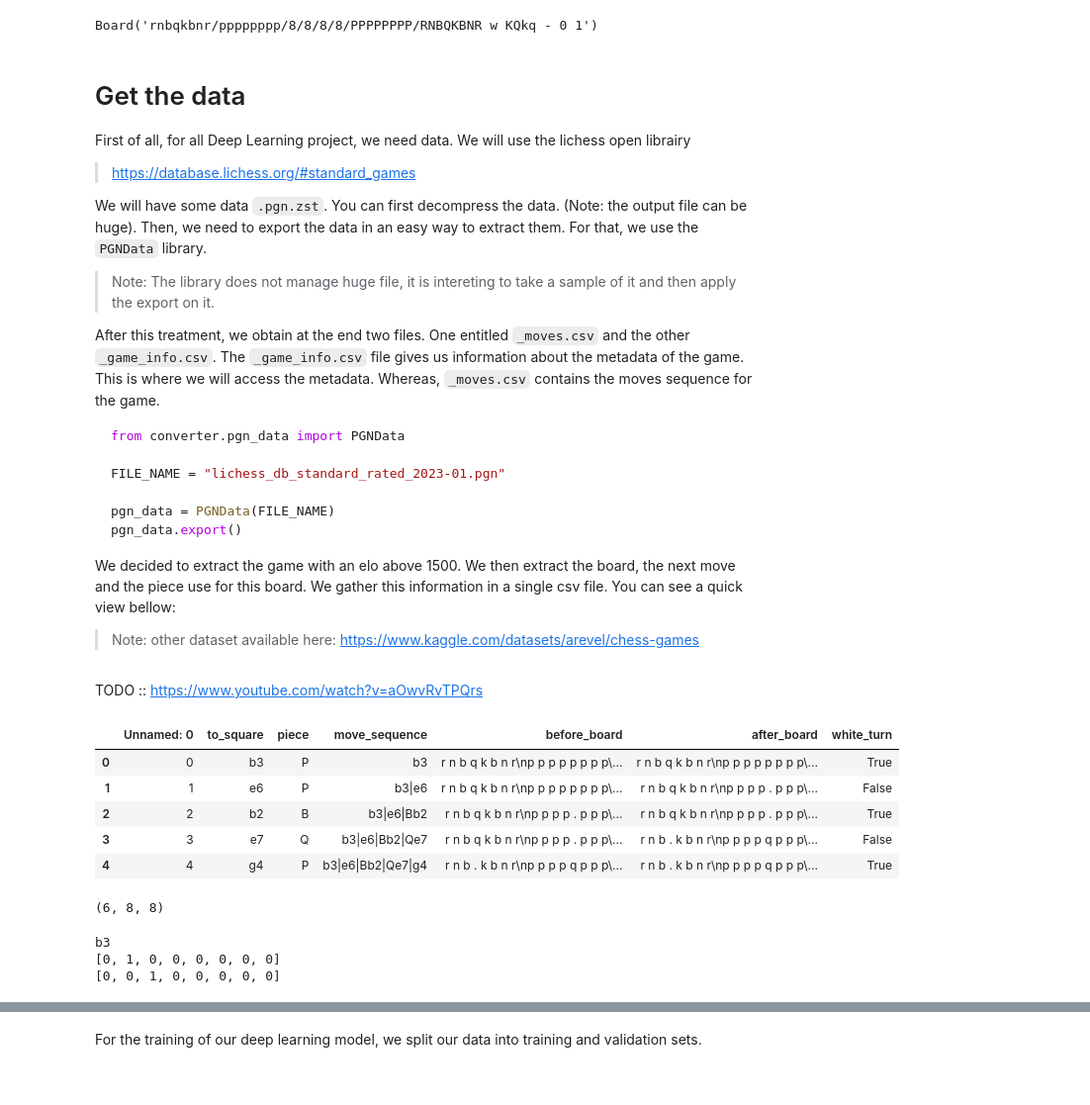
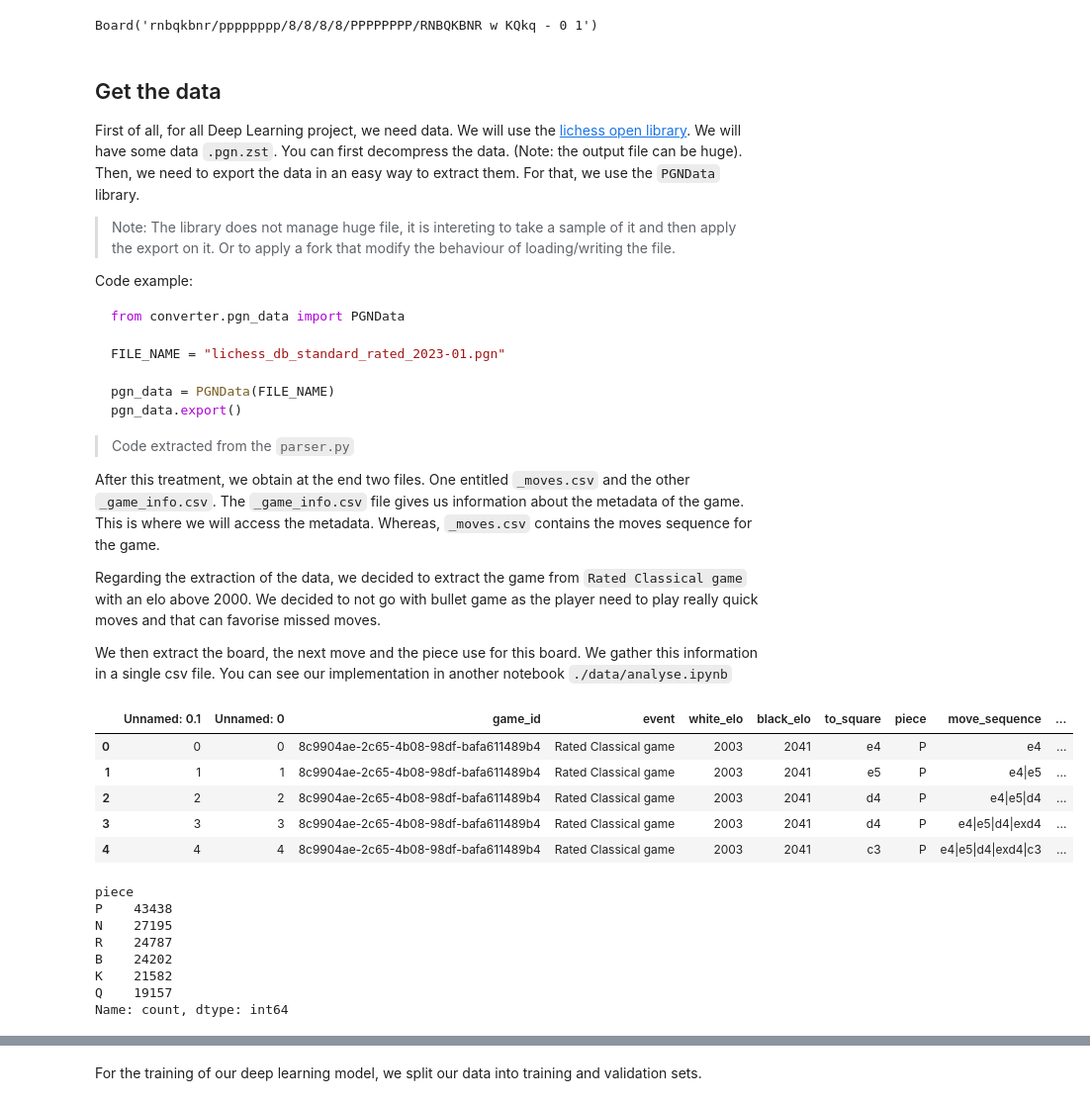
Before and after one commit to RegisGraptin/MLChess-FHE, a Jupyter notebook: tutorial.ipynb, the cells around one changed output, grey strips where cells are left out. Shown: that part at 99% size. Drawn from its saved outputs; the diff is of its cells as text; code cells hidden in the pictures.

````diff
--- a/tutorial.ipynb
+++ b/tutorial.ipynb
@@ -79,20 +65,13 @@ chess.Board()
 Board('rnbqkbnr/pppppppp/8/8/8/8/PPPPPPPP/RNBQKBNR w KQkq - 0 1')
 # %% [markdown]
 
+## Get the data
 
-# Get the data
+First of all, for all Deep Learning project, we need data. We will use the [lichess open library](https://database.lichess.org/#standard_games). We will have some data `.pgn.zst`. You can first decompress the data. (Note: the output file can be huge). Then, we need to export the data in an easy way to extract them. For that, we use the `PGNData` library.
 
+> Note: The library does not manage huge file, it is intereting to take a sample of it and then apply the export on it. Or to apply a fork that modify the behaviour of loading/writing the file.
 
-First of all, for all Deep Learning project, we need data. We will use the lichess open librairy
-> https://database.lichess.org/#standard_games
-
-We will have some data `.pgn.zst`. You can first decompress the data. (Note: the output file can be huge).
-Then, we need to export the data in an easy way to extract them. For that, we use the `PGNData` library.
-
-> Note: The library does not manage huge file, it is intereting to take a sample of it and then apply the export on it.
-
-After this treatment, we obtain at the end two files. One entitled `_moves.csv` and the other `_game_info.csv`. The `_game_info.csv` file gives us information about the metadata of the game. This is where we will access the metadata. Whereas, `_moves.csv` contains the moves sequence for the game.
-
+Code example:
 
 ```python
 from converter.pgn_data import PGNData
@@ -102,9 +81,10 @@ FILE_NAME = "lichess_db_standard_rated_2023-01.pgn"
 pgn_data = PGNData(FILE_NAME)
 pgn_data.export()
 ```
+> Code extracted from the `parser.py`
 
-We decided to extract the game with an elo above 1500. We then extract the board, the next move and the piece use for this board. We gather this information in a single csv file. You can see a quick view bellow:
+After this treatment, we obtain at the end two files. One entitled `_moves.csv` and the other `_game_info.csv`. The `_game_info.csv` file gives us information about the metadata of the game. This is where we will access the metadata. Whereas, `_moves.csv` contains the moves sequence for the game.
 
-> Note: other dataset available here: https://www.kaggle.com/datasets/arevel/chess-games
+Regarding the extraction of the data, we decided to extract the game from `Rated Classical game` with an elo above 2000. We decided to not go with bullet game as the player need to play really quick moves and that can favorise missed moves.
+
+We then extract the board, the next move and the piece use for this board. We gather this information in a single csv file. You can see our implementation in another notebook `./data/analyse.ipynb`
-# %% [markdown]
-TODO :: https://www.youtube.com/watch?v=aOwvRvTPQrs
@@ -147,18 +109,40 @@ from torch.utils.data import DataLoader
 # %%
 # Hyperparameters
+
+INPUT_DATA = "./data/large_samples_data.csv"
+
 TRAINING = True
 
-FHE_MODE = 0        # 0 -> simulate
+ACCELERATOR = "gpu"
+NB_DEVICES  = 1
+
+
+FHE_MODE = 0         # 0 -> simulate
+BIT_WIDTH = 4        #
+WEIGHT_BIT_WIDTH = 4 #
+
+N_BITS_QAT = 4
 # %%
-df = pd.read_csv("./data/samples_data.csv")
+df = pd.read_csv(INPUT_DATA)
 df.head()
 # %% [output]
-|  | Unnamed: 0 | to_square | piece | move_sequence | before_board | after_board | white_turn |
-| 0 | 0 | b3 | P | b3 | r n b q k b n r\np p p p p p p p\... | r n b q k b n r\np p p p p p p p\... | True |
-| 1 | 1 | e6 | P | b3|e6 | r n b q k b n r\np p p p p p p p\... | r n b q k b n r\np p p p . p p p\... | False |
-| 2 | 2 | b2 | B | b3|e6|Bb2 | r n b q k b n r\np p p p . p p p\... | r n b q k b n r\np p p p . p p p\... | True |
-| 3 | 3 | e7 | Q | b3|e6|Bb2|Qe7 | r n b q k b n r\np p p p . p p p\... | r n b . k b n r\np p p p q p p p\... | False |
-| 4 | 4 | g4 | P | b3|e6|Bb2|Qe7|g4 | r n b . k b n r\np p p p q p p p\... | r n b . k b n r\np p p p q p p p\... | True |
+|  | Unnamed: 0.1 | Unnamed: 0 | game_id | event | white_elo | black_elo | to_square | piece | move_sequence | ... |
+| 0 | 0 | 0 | 8c9904ae-2c65-4b08-98df-bafa611489b4 | Rated Classical game | 2003 | 2041 | e4 | P | e4 | ... |
+| 1 | 1 | 1 | 8c9904ae-2c65-4b08-98df-bafa611489b4 | Rated Classical game | 2003 | 2041 | e5 | P | e4|e5 | ... |
+| 2 | 2 | 2 | 8c9904ae-2c65-4b08-98df-bafa611489b4 | Rated Classical game | 2003 | 2041 | d4 | P | e4|e5|d4 | ... |
+| 3 | 3 | 3 | 8c9904ae-2c65-4b08-98df-bafa611489b4 | Rated Classical game | 2003 | 2041 | d4 | P | e4|e5|d4|exd4 | ... |
+| 4 | 4 | 4 | 8c9904ae-2c65-4b08-98df-bafa611489b4 | Rated Classical game | 2003 | 2041 | c3 | P | e4|e5|d4|exd4|c3 | ... |
+# %%
+df["piece"].value_counts()
+# %% [output]
+piece
+P    43438
+N    27195
+R    24787
+B    24202
+K    21582
+Q    19157
+Name: count, dtype: int64
 # %%
 def encode_piece(board: str, piece_type: str):
     # Select only the piece and assign an id based on the color
@@ -184,12 +168,6 @@ def board_encoding(board: str, white_turn: bool) -> np.array:
     if not white_turn:
         enc_board *= -1
     return enc_board
-# %%
-# Board encoding
-item = df.iloc[0]
-board_encoding(item["before_board"], True).shape
-# %% [output]
-(6, 8, 8)
 # %%
 # Compute one hot encoding for letter column
 column_letters = "abcdefgh"
@@ -223,15 +205,6 @@ def from_to_array(before, after, move: str):
     to_array   = changes & mask_after
 
     return from_array, to_array
-# %%
-item = df.iloc[0]
-print(item["to_square"])
-print(chess_columns[item["to_square"][0]])
-print(chess_rows[item["to_square"][1]])
-# %% [output]
-b3
-[0, 1, 0, 0, 0, 0, 0, 0]
-[0, 0, 1, 0, 0, 0, 0, 0]
 # %%
 class ChessDataset(Dataset):
     def __init__(self, csv_file: str):
````
Also changed, not shown: parts of 45 cells of this notebook, 1 other file.
